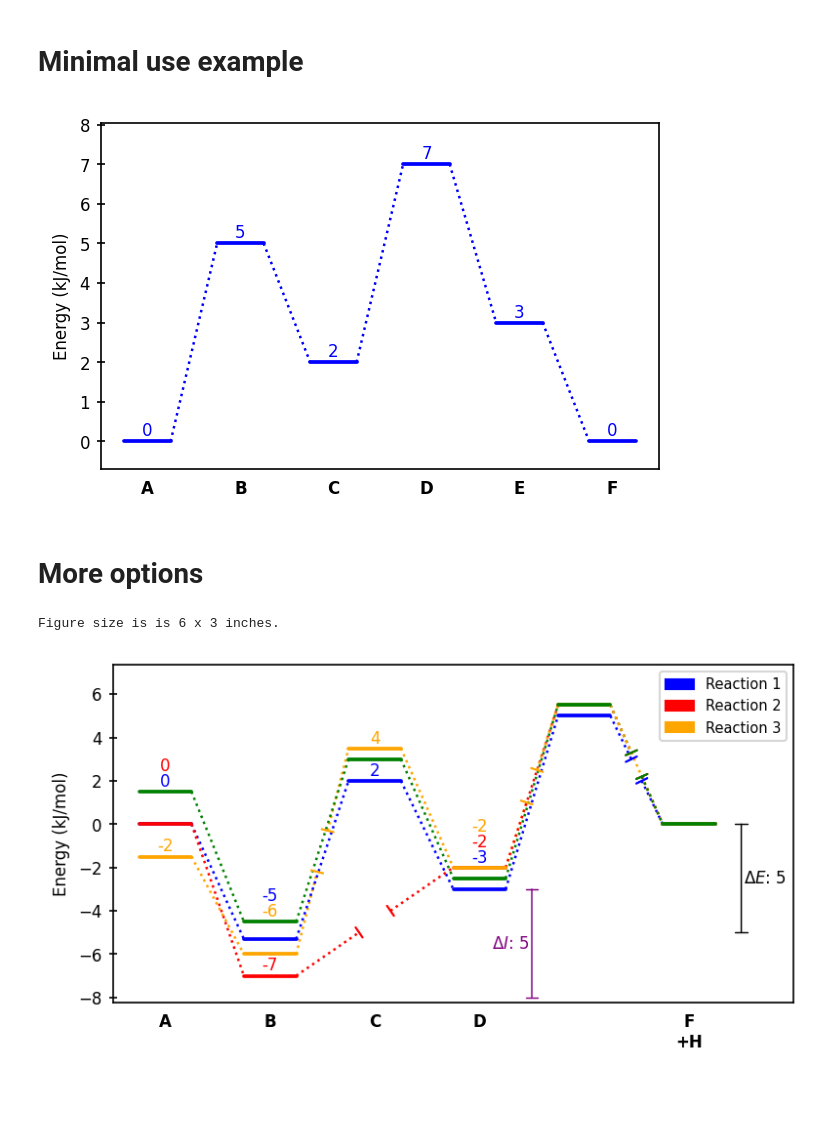
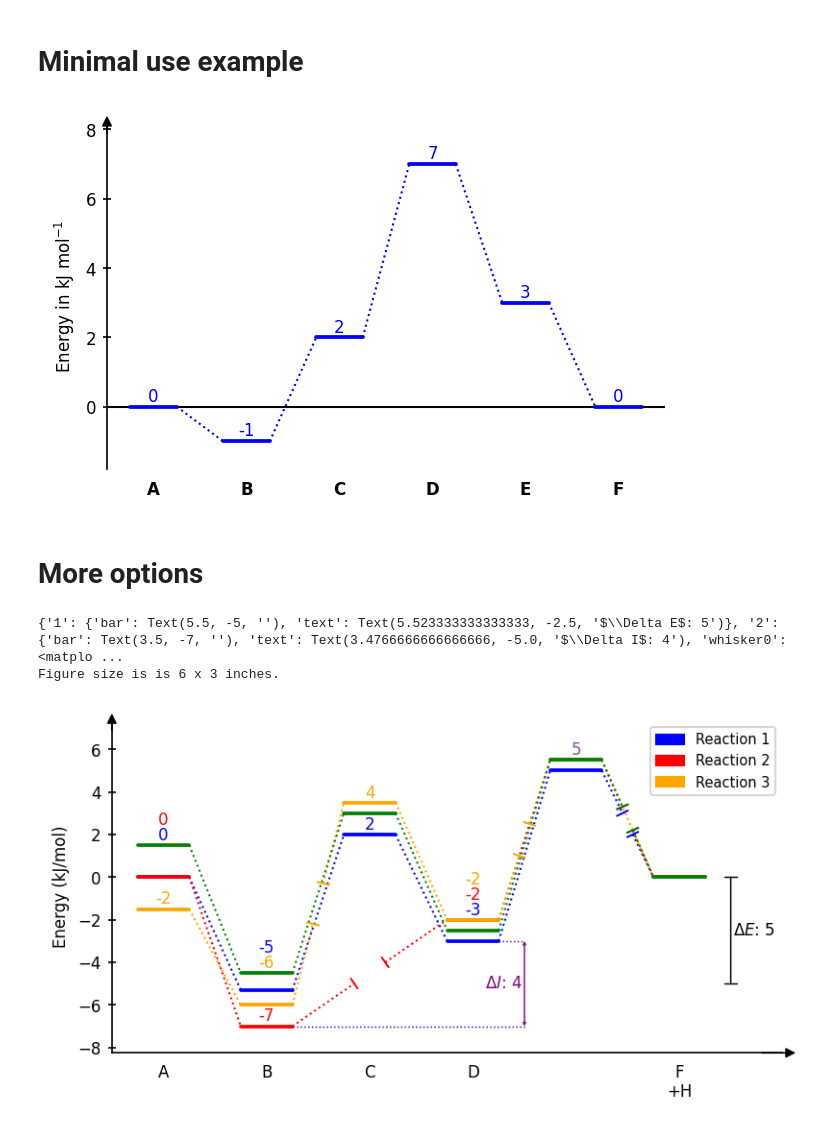
Before and after one commit to Tonner-Zech-Group/chem-diagrams, a Jupyter notebook: chemdiagrams/example_use.ipynb, the cells around one changed output. Drawn from its saved outputs; the diff is of its cells as text; code cells hidden in the pictures; blank space fills up the shorter version.

Commit message:
Add layout styles, average numbering, bar whiskers

```diff
--- a/chemdiagrams/example_use.ipynb
+++ b/chemdiagrams/example_use.ipynb
@@ -3,24 +3,30 @@ from energy_diagram import EnergyDiagram
 # %% [markdown]
 # Minimal use example
 # %%
+from energy_diagram import EnergyDiagram
 dia1 = EnergyDiagram()
+
 
 dia1.draw_path(
     x_data=[0,1,2,3,4,5],
-    y_data=[0,5,2,7,3,0],
+    y_data=[0,-1,2,7,3,0],
     color='blue',
 )
 
 dia1.add_numbers_naive()
 
 dia1.set_xlabels(["A", "B", "C", "D", "E", "F"])
-dia1.ax.set_ylabel("Energy (kJ/mol)", fontsize=8)
+dia1.ax.set_ylabel("Energy in kJ mol$^{-1}$", fontsize=8)
+
 dia1.show()
 # %% [output]
-[figure, old version]
+[figure, new version]
 # %% [markdown]
 # More options
 # %%
+
+from energy_diagram import EnergyDiagram
+
 dia1 = EnergyDiagram(
     figsize=(6,3),
     extra_y_margin=(-0.1,0.15), # extra space above and below the highest and lowest points (relative to the total height)
@@ -77,25 +83,38 @@ dia1.draw_difference_bar(
 
 dia1.draw_difference_bar(
     3.5, # x position
-    [-8, -3], # y positions
+    [-7, -3], # y positions
     r"$\Delta I$: ",
     left_side=True, # can be put on left or right side
-    color="purple"
+    color="purple",
+    arrowstyle="<->",
+    whiskers=(1, 3)
 )
 
 dia1.add_numbers_auto(
     x_min_max=(0,3)
 )
 
+dia1.add_numbers_average(
+    x_min_max=4,
+    color="#885398"
+)
+
 dia1.legend(
     fontsize=7,
 )
 
+print(dia1.mpl_objects["bars"])
+a = dia1.mpl_objects["bars"]["2"]
+a["whisker0"].set_color("blue")
+
+dia1.set_diagram_style("halfopen")
 dia1.ax.set_ylabel("Energy (kJ/mol)", fontsize=8)
 dia1.show()
 # %% [output]
+{'1': {'bar': Text(5.5, -5, ''), 'text': Text(5.523333333333333, -2.5, '$\\Delta E$: 5')}, '2': {'bar': Text(3.5, -7, ''), 'text': Text(3.4766666666666666, -5.0, '$\\Delta I$: 4'), 'whisker0': <matplo ...
 Figure size is is 6 x 3 inches.
-[figure, old version]
+[figure, new version]
 # %%
 dia1 = EnergyDiagram(
     extra_y_margin=(-0.1,0.15), # extra space above and below the highest and lowest points (relative to the total height)
```
Also changed, not shown: parts of 1 cell of this notebook, 1 other file.
